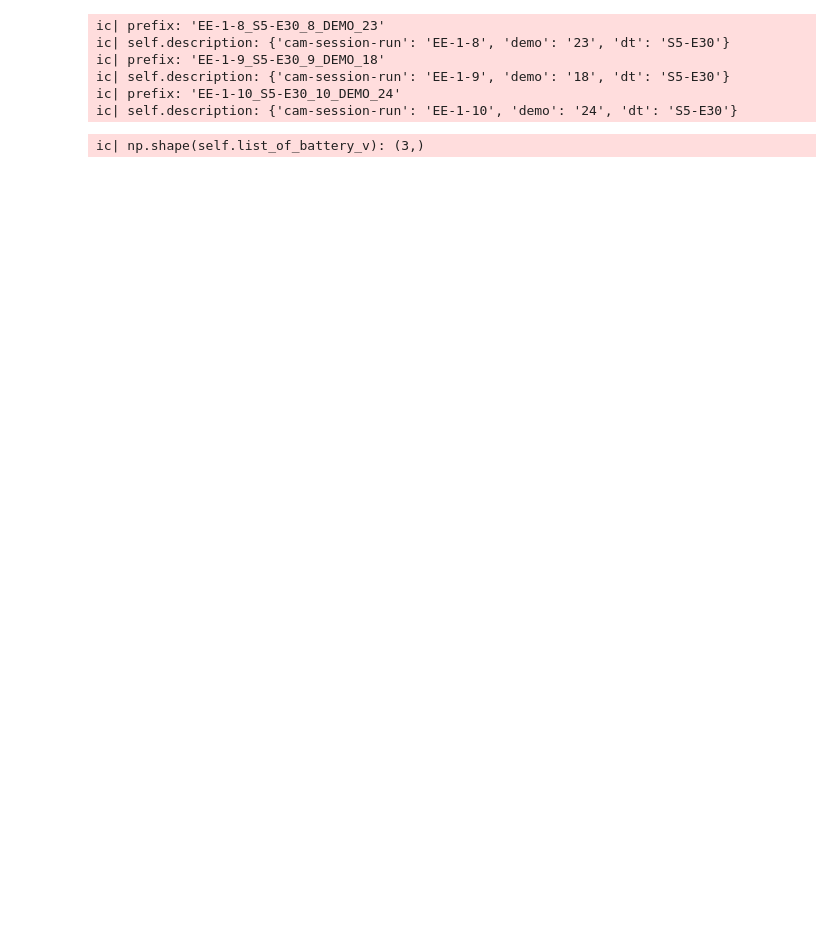
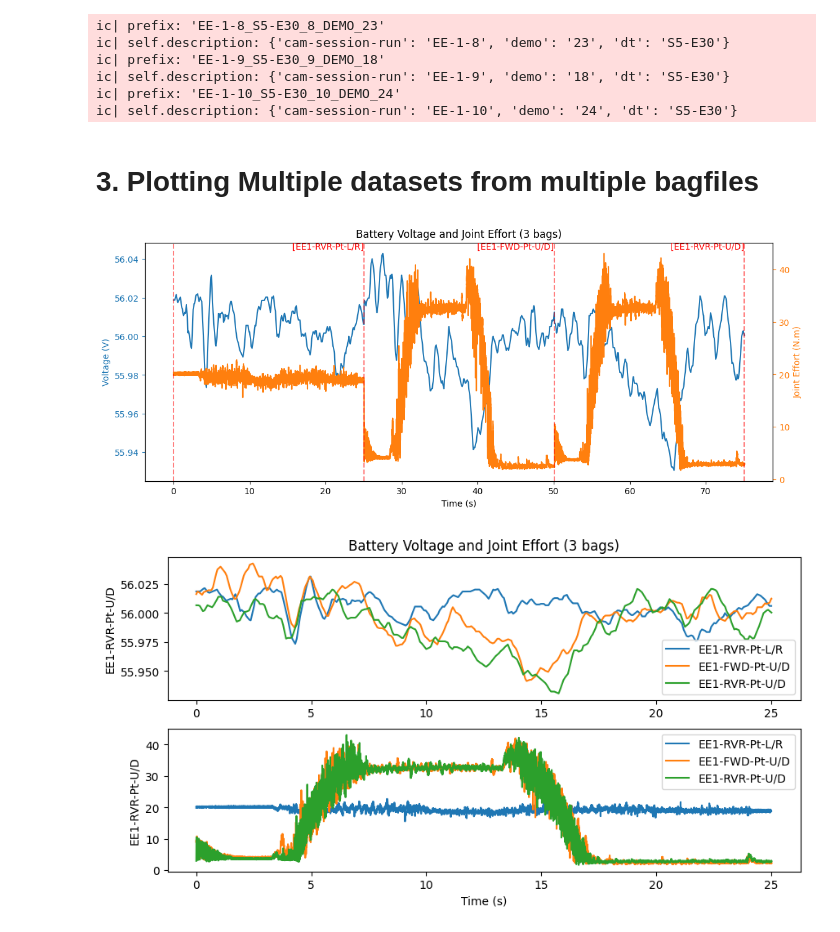
Before and after one commit to jaku-jaku/research-project, a Jupyter notebook: analysis/vins_analysis.ipynb, the cells around one changed output. Drawn from its saved outputs; the diff is of its cells as text; code cells hidden in the pictures; blank space fills up the shorter version.

Commit message:
+ multi-plot multi-bag plots

```diff
--- a/analysis/vins_analysis.ipynb
+++ b/analysis/vins_analysis.ipynb
@@ -69,8 +85,23 @@ AM = AnalysisManager(run_name="run_{}".format(datetime.now().strftime("%Y-%m-%d"
 # %%
+# Processed Data Object Placeholder
 class ProcessedData:
+    """ Placeholder for processed data
+        - bag files will be loaded with BagParser and processed in batch
+        - processed data will be cached in this class
+    """
+    _bag_path: str=""
+    bag_info: Dict[str, Union[str, float]] = {}
+    bag_topics: Dict[str, List[str]] = {}
+    bag_data: Dict[str, Union[str, float]] = {}
+    bag_samples: Dict[str, Union[str, float]] = {}
+    T0: float = 0.0
+    T1: float = 0.0
+    dT: float = 0.0
+    description: Dict[str, Union[str, float]] = {}
+
     def __init__(self, DIRECTORY, BAG_PATH):
         self._bag_path = BAG_PATH
-        # load bag file
+        # load bag file:
         BP.bind_bagfile(bagfile=f"{DIRECTORY}/{BAG_PATH}")
         BP.load_bag_topics()
         self.bag_info = BP.get_bag_info_safe()
@@ -78,7 +109,7 @@ class ProcessedData:
         BP.process_all_bag_msgs()
         self.bag_data = BP.get_processed_bag_safe()
         self.bag_samples = BP.get_bag_samples_safe()
-        self._bag = BP._bag_data # TODO: debug purpose
+        # self._bag = BP._bag_data # DEBUG: debug purpose
         # unbind toolchain
         BP.unbind_bagfile()
         self._init_process()
@@ -98,14 +129,15 @@ class ProcessedData:
             "demo": demo_id,
         }
         ic(self.description)
+
+# 1. Process and Aggregate data from multiple bags:
+pData={}
+for label, path in AM._bag_dict.items():
+    pData[label] = ProcessedData(DIRECTORY, path)
+# %% [output]
+ic| prefix: 'EE-1-8_S5-E30_8_DEMO_23'
+ic| self.description: {'cam-session-run': 'EE-1-8', 'demo': '23', 'dt': 'S5-E30'}
+ic| prefix: 'EE-1-9_S5-E30_9_DEMO_18'
+ic| self.description: {'cam-session-run': 'EE-1-9', 'demo': '18', 'dt': 'S5-E30'}
+ic| prefix: 'EE-1-10_S5-E30_10_DEMO_24'
+ic| self.description: {'cam-session-run': 'EE-1-10', 'demo': '24', 'dt': 'S5-E30'}
-# %%
-pData={}
-for label, path in BAG_DICT.items():
-    pData[label] = ProcessedData(DIRECTORY, path)
-# %% [output]
-ic| prefix: 'EE-1-8_S5-E30_8_DEMO_23'
-ic| self.description: {'cam-session-run': 'EE-1-8', 'demo': '23', 'dt': 'S5-E30'}
-ic| prefix: 'EE-1-9_S5-E30_9_DEMO_18'
-ic| self.description: {'cam-session-run': 'EE-1-9', 'demo': '18', 'dt': 'S5-E30'}
-ic| prefix: 'EE-1-10_S5-E30_10_DEMO_24'
-ic| self.description: {'cam-session-run': 'EE-1-10', 'demo': '24', 'dt': 'S5-E30'}
@@ -111,0 +148,2 @@ ic| self.description: {'cam-session-run': 'EE-1-10', 'demo': '24', 'dt': 'S5-E30
+# %% [markdown]
+# 3. Plotting Multiple datasets from multiple bagfiles
@@ -175,6 +279,0 @@ class Battery_Plot:
-# %%
-BatPlot = Battery_Plot(pData)
-BatPlot.plot_concatenated()
-BatPlot.plot_comparison()
-# %% [output]
-ic| np.shape(self.list_of_battery_v): (3,)
@@ -197,0 +280,19 @@ AM.save_dict(pD.bag_samples, "bag_samples")
+# %%
+# 2. Load into data plotter:
+BagPlot = Bags_Data_Plot(pData)
+
+# 3. assemble data sets:
+data_sets_y = {
+    "Voltage (V)"       : BagPlot.extract_data(
+        bag_topic="/uwarl/robotnik_base_hw/voltage", var_type=TYPES_VAR.VOLTAGE),
+    "Joint Effort (N.m)": BagPlot.extract_data(
+        bag_topic="/wam/joint_states", var_type=TYPES_VAR.JOINT_EFFORT,
+        pre_process_func=lambda x: np.linalg.norm(x, axis=1)),
+}
+
+# 4. Plot:
+BagPlot.plot_time_series(data_sets_y, title="Battery Voltage and Joint Effort")
+BagPlot.plot_time_parallel(data_sets_y, title="Battery Voltage and Joint Effort", figsize=(10,5))
+# %% [output]
+[figure, added]
+[figure, added]
```
Also changed, not shown: parts of 9 cells of this notebook, 2 other files.
